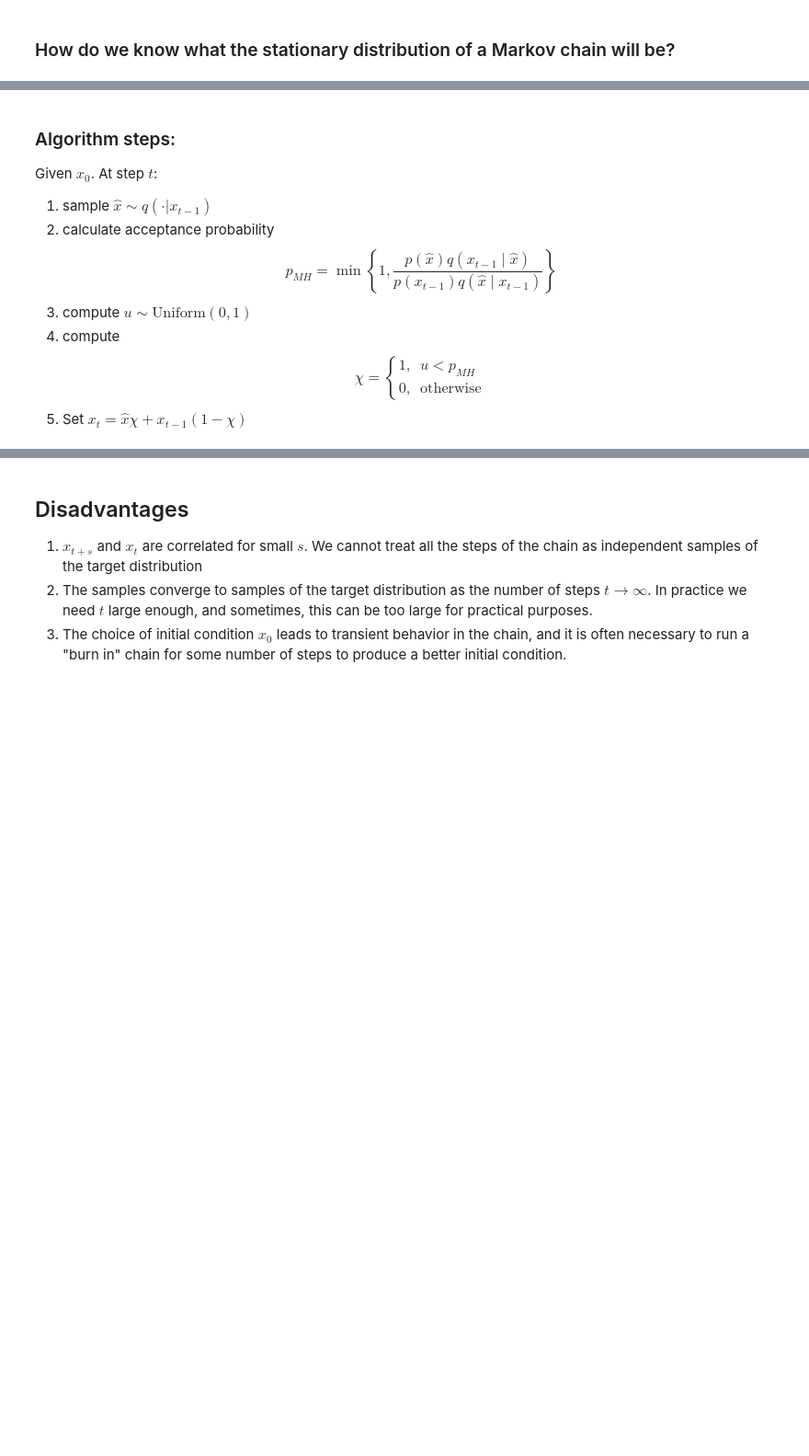
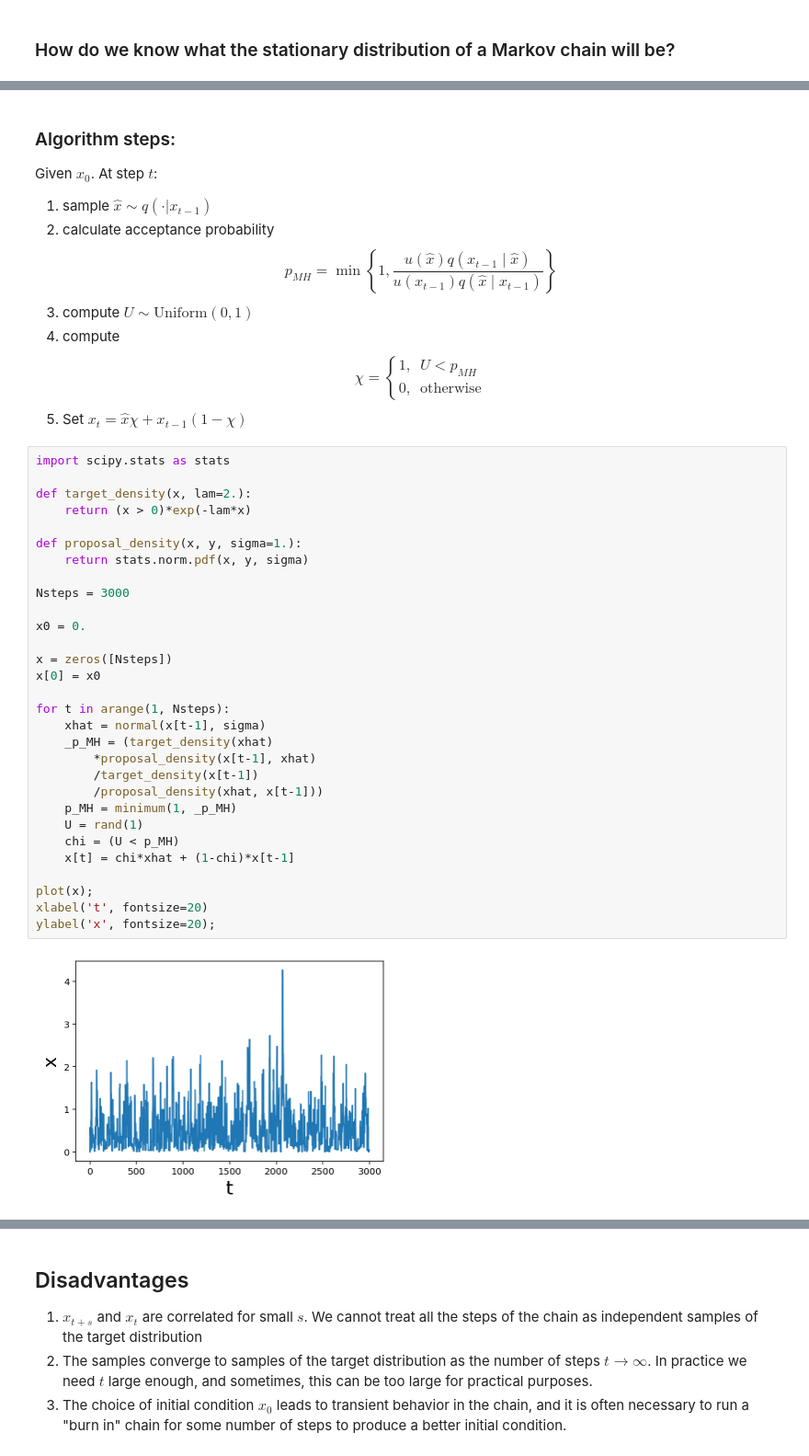
Before and after one commit to newby-jay/MATH509-Fall2022-JupyterNotebooks, a Jupyter notebook: Week 8.ipynb, the cells around one changed output, grey strips where cells are left out. Shown: that part at 92% size. Cells and saved outputs as stored; diff of their text form; blank space fills up the shorter version.

```diff
--- a/Week 8.ipynb
+++ b/Week 8.ipynb
@@ -351,12 +338,44 @@ $$ f(x_t | x_{t-1}) =  q(x_t | x_{t-1})p_{MH}(x_t, x_{t-1}) + \delta(x_t - x_{t-
 Given $x_0$. At step $t$:
   1. sample $\hat{x} \sim q(\cdot | x_{t-1})$
   2. calculate acceptance probability
-  $$p_{MH} = \min\left\{1, \frac{p(\hat{x})q(x_{t-1} \mid \hat{x})}{p(x_{t-1})q(\hat{x} \mid x_{t-1})} \right\}$$
-  3. compute $u \sim \text{Uniform}(0, 1)$
+  $$p_{MH} = \min\left\{1, \frac{u(\hat{x})q(x_{t-1} \mid \hat{x})}{u(x_{t-1})q(\hat{x} \mid x_{t-1})} \right\}$$
+  3. compute $U \sim \text{Uniform}(0, 1)$
   4. compute
   $$\chi = \begin{cases}
-  1, & u < p_{MH} \\
+  1, & U < p_{MH} \\
   0, & \text{otherwise}
   \end{cases}
   $$
   5. Set $x_{t} = \hat{x}\chi + x_{t-1}(1 - \chi)$
+# %%
+import scipy.stats as stats
+
+def target_density(x, lam=2.):
+    return (x > 0)*exp(-lam*x)
+
+def proposal_density(x, y, sigma=1.):
+    return stats.norm.pdf(x, y, sigma)
+
+Nsteps = 3000
+
+x0 = 0.
+
+x = zeros([Nsteps])
+x[0] = x0
+
+for t in arange(1, Nsteps):
+    xhat = normal(x[t-1], sigma)
+    _p_MH = (target_density(xhat)
+        *proposal_density(x[t-1], xhat)
+        /target_density(x[t-1])
+        /proposal_density(xhat, x[t-1]))
+    p_MH = minimum(1, _p_MH)
+    U = rand(1)
+    chi = (U < p_MH)
+    x[t] = chi*xhat + (1-chi)*x[t-1]
+
+plot(x);
+xlabel('t', fontsize=20)
+ylabel('x', fontsize=20);
+# %% [output]
+[figure, added]
```
Also changed, not shown: parts of 24 cells of this notebook, 1 other file.
